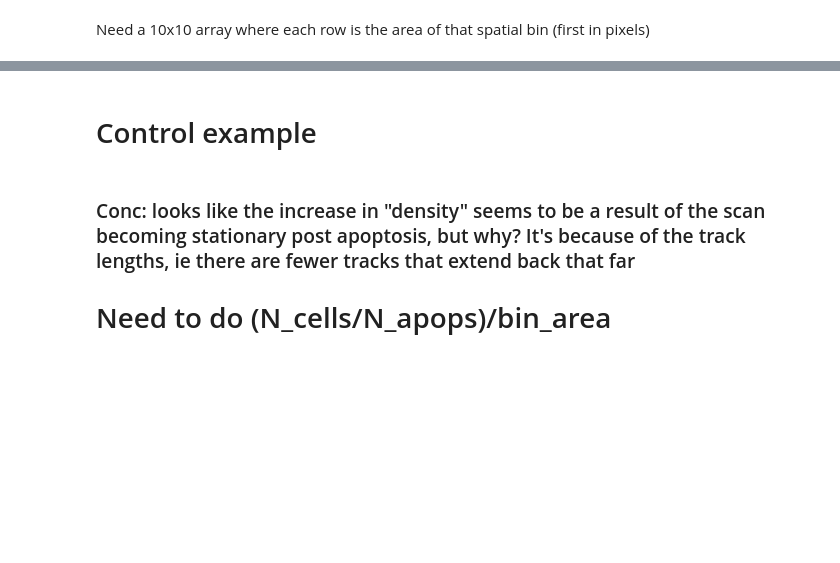
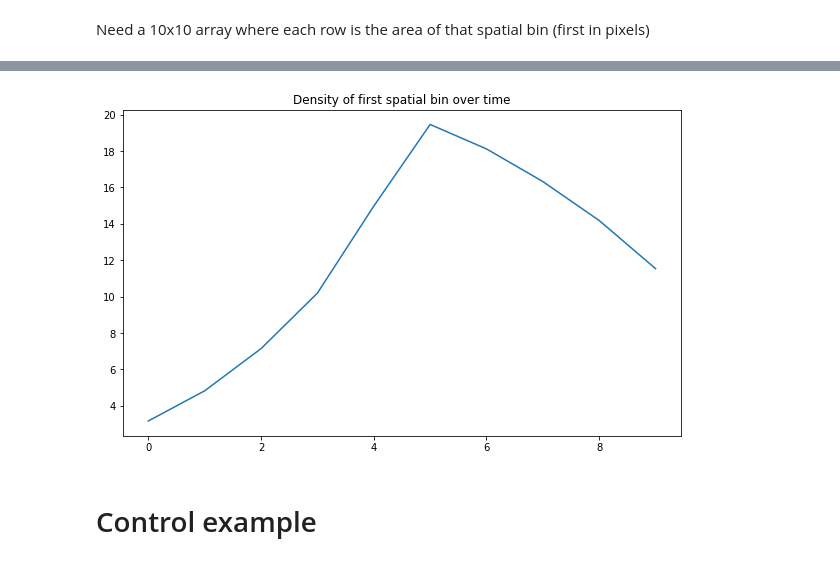
Before and after one commit to nthndy/cell-comp-analysis, a Jupyter notebook: radial_analysis/metaanalysis/mechanism_checker.ipynb, the cells around one changed output, grey strips where cells are left out. Cells and saved outputs as stored; diff of their text form; code cells hidden in the pictures; blank space fills up the shorter version.

```diff
--- a/radial_analysis/metaanalysis/mechanism_checker.ipynb
+++ b/radial_analysis/metaanalysis/mechanism_checker.ipynb
@@ -181,6 +227,9 @@ render.auto_plot_cumulative(input_dict_dens)
 # %%
 plt.plot(dens_cells[1,:])
+plt.title('Density of first spatial bin over time')
 plt.show()
+# %% [output]
+[figure, added]
 # %% [markdown]
 # Control example
 # %%
@@ -198,4 +238,0 @@ plt.show()
-# %% [markdown]
-### Conc: looks like the increase in "density" seems to be a result of the scan becoming stationary post apoptosis, but why? It's because of the track lengths, ie there are fewer tracks that extend back that far
-
-# Need to do (N_cells/N_apops)/bin_area
```
Also changed, not shown: parts of 46 cells of this notebook, 1 other file.
